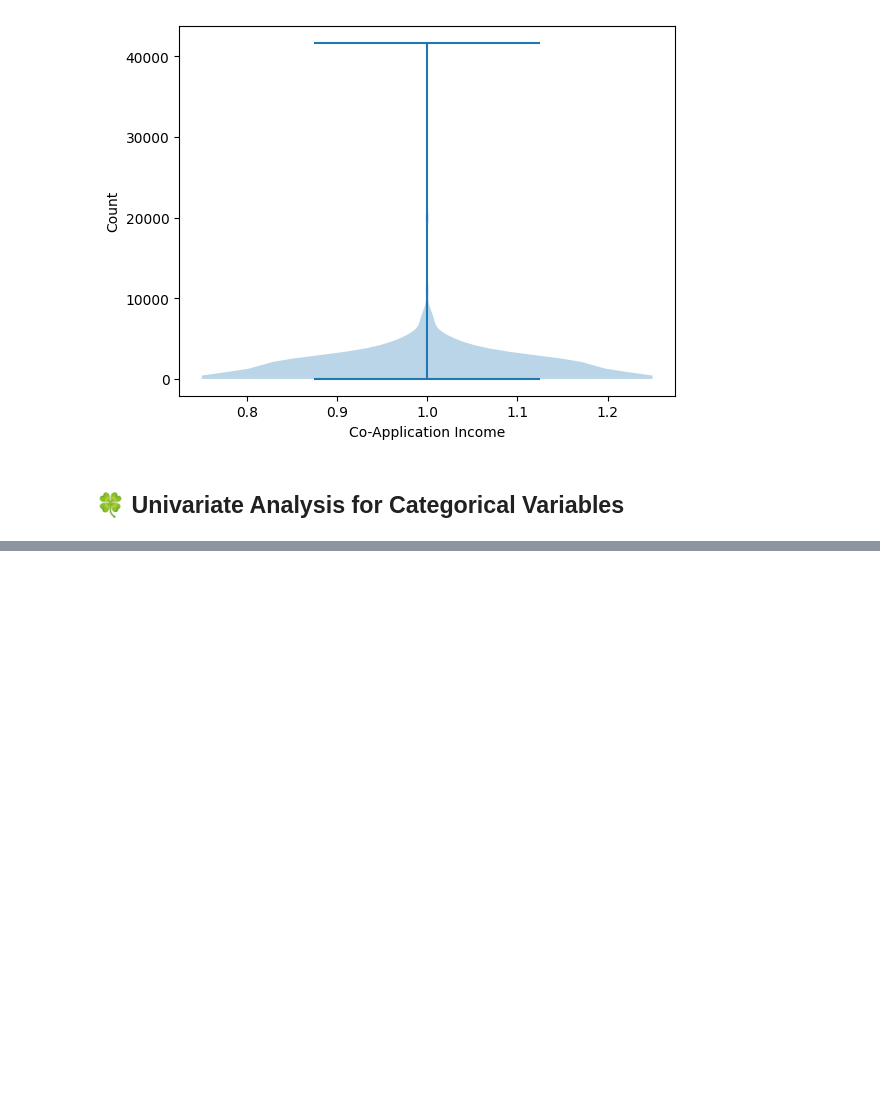
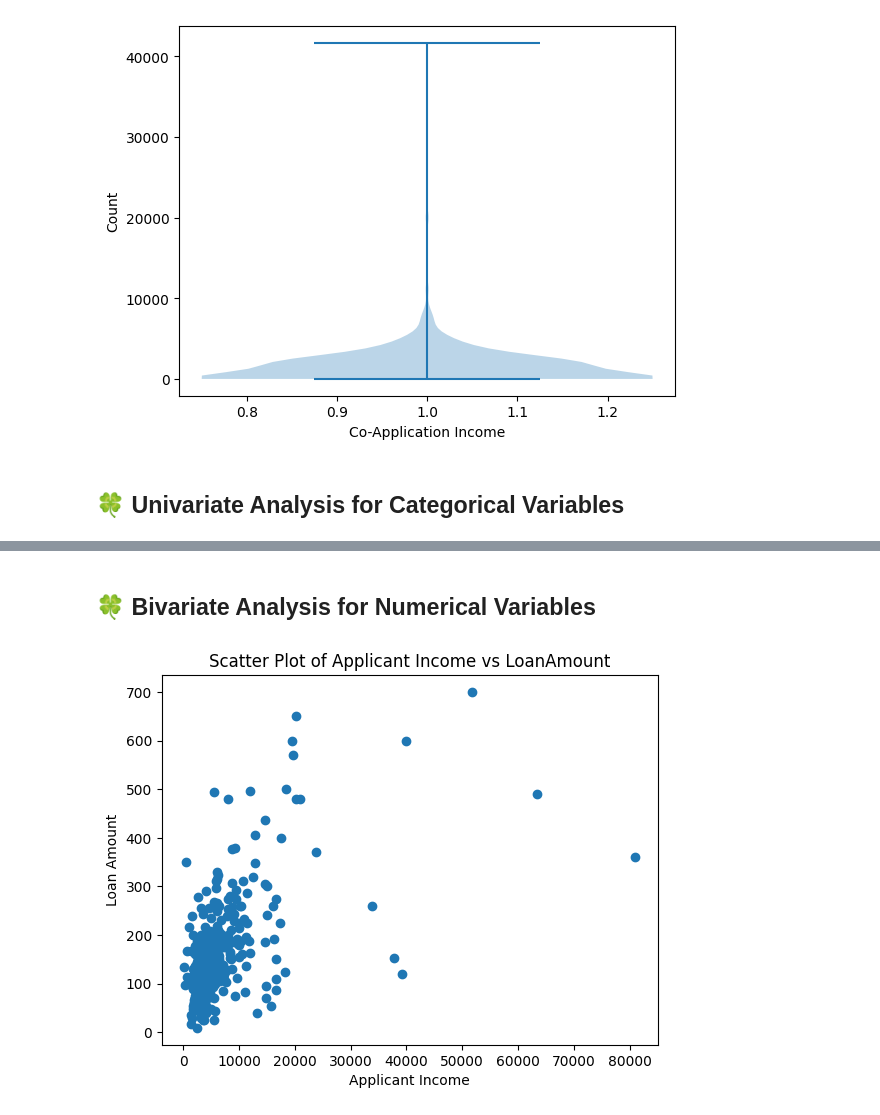
Before and after one commit to alfredkondoro/Uni-Bi-Multivariate-Analysis---Loan-Prediction-, a Jupyter notebook: uni-bi-multivariate-analysis-loan-prediction.ipynb, the cells around one changed output, grey strips where cells are left out. Cells and saved outputs as stored; diff of their text form; code cells hidden in the pictures; blank space fills up the shorter version.

```diff
--- a/uni-bi-multivariate-analysis-loan-prediction.ipynb
+++ b/uni-bi-multivariate-analysis-loan-prediction.ipynb
@@ -57,0 +76,11 @@ Text(0, 0.5, 'Count')
+# %% [markdown]
+## 🍀 Bivariate Analysis for Numerical Variables
+# %%
+# Scatter => Applicant Income & Loan Amount
+plt.scatter(df['ApplicantIncome'], df['LoanAmount'])
+plt.title("Scatter Plot of Applicant Income vs LoanAmount")
+plt.xlabel("Applicant Income")
+plt.ylabel("Loan Amount")
+plt.show()
+# %% [output]
+[figure, added]
```
Also changed, not shown: parts of 12 cells of this notebook.
